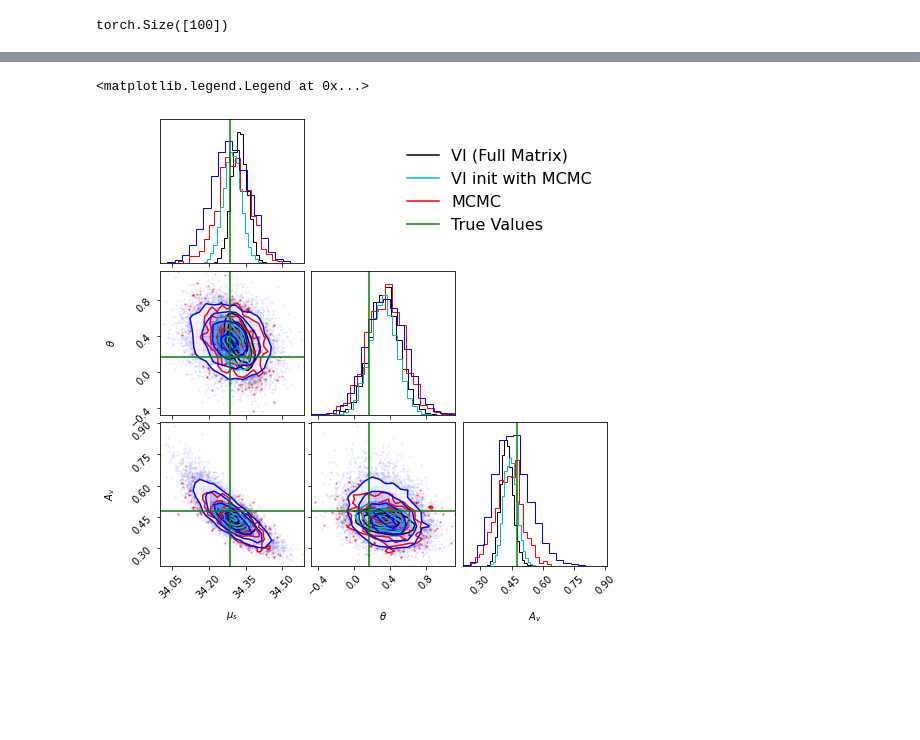
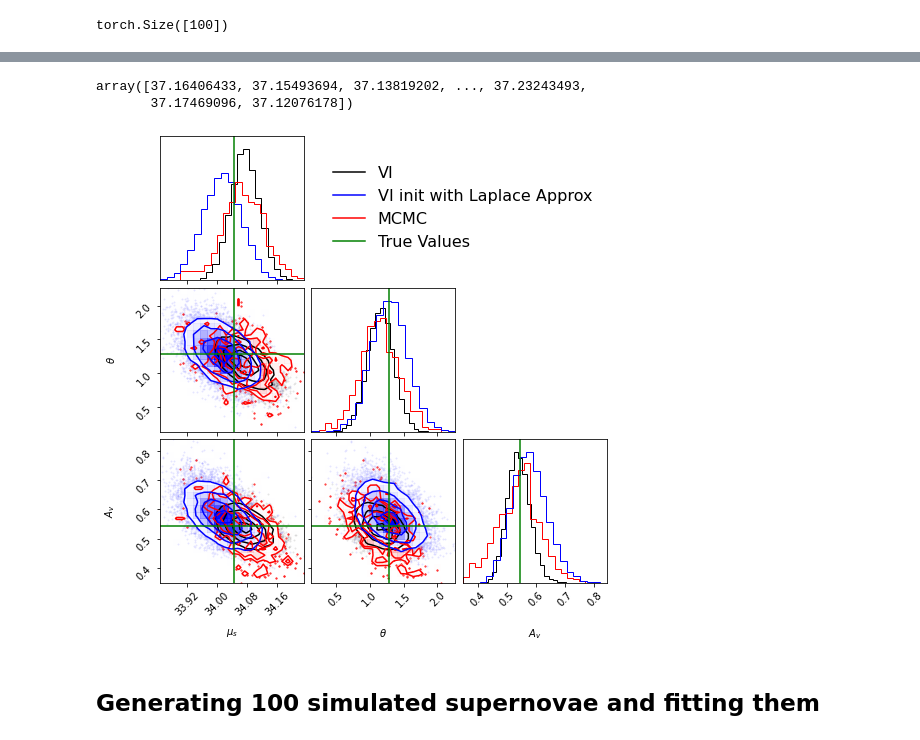
Before and after one commit to asmuzsoy/variational_bayesn, a Jupyter notebook: Simulate_Fitting_BayeSN_Pyro.ipynb, the cells around one changed output, grey strips where cells are left out. Cells and saved outputs as stored; diff of their text form; code cells hidden in the pictures; blank space fills up the shorter version.

```diff
--- a/Simulate_Fitting_BayeSN_Pyro.ipynb
+++ b/Simulate_Fitting_BayeSN_Pyro.ipynb
@@ -376,6 +472,6 @@ class CustomMultivariateNormal(pyro.infer.autoguide.AutoMultivariateNormal):
 # %%
 pyro.get_param_store().clear()
-adam = pyro.optim.Adam({"lr": 0.001, "betas": (0.90, 0.999)}, {"clip_norm": 10.0})
+adam = pyro.optim.Adam({"lr": 0.01, "betas": (0.90, 0.999)}, {"clip_norm": 10.0})
 # adam = pyro.optim.SGD({"lr": 0.1})
 
 
@@ -606,7 +664,7 @@ def calculate_all_fluxes_from_params(nu, theta, mu_s, dMs, Av):
   epsilon_interior = np.matmul(L_sigma_epsilon, nu.numpy().T)
 
   epsilon = np.zeros_like(W0)   ## populate epsilon matrix
-  epsilon[1:-1] = epsilon_interior.reshape((9,6), order = 'F')
+  epsilon[1:-1] = epsilon_interior.reshape((4,6), order = 'F')
 
   W = W0 + theta.numpy()*W1 + epsilon
 
@@ -684,7 +742,7 @@ def model_mcmc(obs = torch.as_tensor(all_band_fluxes)):
 
   nu = pyro.sample("nu", dist.MultivariateNormal(torch.zeros(len(eps_cov)), covariance_matrix = torch.eye(len(eps_cov))))
   # nu = torch.zeros(54)
-  nu = torch.as_tensor(nu, dtype = torch.double)
+  nu = torch.as_tensor(torch.squeeze(nu), dtype = torch.double)
   # print(nu.type())
   epsilon_interior = torch.matmul(torch.as_tensor(L_sigma_epsilon, dtype = torch.double), nu)
   # print(epsilon_interior)
@@ -694,19 +752,17 @@ def model_mcmc(obs = torch.as_tensor(all_band_fluxes)):
   # theta = torch.as_tensor(0.03430605)
 
   # theta = torch.as_tensor(-0.9835187)
-  mu_s = pyro.sample("mu_s", dist.Normal(true_mu_s, 10.)) ## fix this later
-  # mu_s = pyro.sample("mu_s", dist.Uniform(0., 999999999)) ## fix this later
-
+  mu_s = pyro.sample("mu_s", dist.Normal(mu_mean, 10.)) ## fix this later
   # mu_s = torch.as_tensor(37.248927127193724)
 
   # dMs = pyro.sample("Ms", dist.Normal(torch.tensor(0.), torch.tensor(sigma0)))
   dMs = torch.tensor(0.)
-  Av = pyro.sample("Av", dist.Exponential(1 / 0.252))
+  Av = pyro.sample("Av", dist.Exponential(1 / tauA))
   # Av = torch.tensor(7.2387767)
   # Av = pyro.sample("Av", dist.Normal(0.27, 1.))
 
   epsilon = torch.zeros(W0.shape)   ## populate epsilon matrix
-  epsilon[1:-1] = torch.transpose(torch.reshape(epsilon_interior, (6,9)), 0, 1)
+  epsilon[1:-1] = torch.transpose(torch.reshape(epsilon_interior, (6,4)), 0, 1)
 
   W = torch.as_tensor(W0) + theta*torch.as_tensor(W1) + epsilon
 
@@ -732,11 +788,11 @@ def model_mcmc(obs = torch.as_tensor(all_band_fluxes)):
     with pyro.plate("observations"):
       pyro.sample("flux", dist.Normal(generated_fluxes, 0.02 * generated_fluxes), obs = obs)
 # %%
-num_chains = 2
+num_chains = 1
 
-initial_params = {'mu_s':torch.tensor([pyro.sample("mu_s", dist.Normal(true_mu_s, 0.5)) for i in range(num_chains)]),
+initial_params = {'mu_s':torch.tensor([pyro.sample("mu_s", dist.Normal(mu_mean, 0.5)) for i in range(num_chains)]),
                   'theta': torch.tensor([pyro.sample("theta", dist.Normal(0., 1.0)) for i in range(num_chains)]),
-                  'Av': torch.tensor([pyro.sample("Av", dist.Exponential(1 / 0.252)) for i in range(num_chains)]),
+                  'Av': torch.tensor([pyro.sample("Av", dist.Exponential(1 / tauA)) for i in range(num_chains)]),
                   'nu': torch.stack([pyro.sample("nu", dist.MultivariateNormal(torch.zeros(len(eps_cov)), covariance_matrix = torch.eye(len(eps_cov)))) for i in range(num_chains)])}
 # %%
 nuts_kernel = pyro.infer.NUTS(model_mcmc, adapt_step_size=True)
@@ -961,3 +971,8 @@ losses = train(model_vi, autoguide_from_mcmc, lr = 0.005, n_steps = 20000)
+# %%
+mcmc_corner_samples['mu_s'][:,0].numpy()
+# %% [output]
+array([37.16406433, 37.15493694, 37.13819202, ..., 37.23243493,
+       37.17469096, 37.12076178])
 # %%
 vi_from_mcmc_corner_samples = Predictive(model_vi, guide = autoguide_from_mcmc, num_samples = num_corner_samples)(None,)
 # %%
@@ -971,38 +986,41 @@ figure = corner.corner(np.vstack((vi_corner_samples['mu_s'][:,0,0].numpy(),vi_co
 #                                  custom_vi_full_eps_corner_samples['Av'][:,0,0].numpy())).T,
 #                        labels = [r"$\mu_s$", r"$\theta$", r"$A_v$"], fig = figure, color ='c')
 # corner.corner(np.vstack((laplace_corner_samples['mu_s'][:,0,0].numpy(),laplace_corner_samples['theta'][:,0,0].numpy(),
 #                                  laplace_corner_samples['Av'][:,0,0].numpy())).T,
 #                        labels = [r"$\mu_s$", r"$\theta$", r"$A_v$"], fig = figure, color ='b')
-corner.corner(np.vstack((mcmc_corner_samples['mu_s'],mcmc_corner_samples['theta'],mcmc_corner_samples['Av'])).T,
+corner.corner(np.vstack((mcmc_corner_samples['mu_s'][:,0].numpy(),mcmc_corner_samples['theta'][:,0].numpy(),mcmc_corner_samples['Av'][:,0].numpy())).T,
                        labels = [r"$\mu_s$", r"$\theta$", r"$A_v$"], fig = figure, color ='r')
-corner.corner(np.vstack((vi_from_mcmc_corner_samples['mu_s'][:,0,0].numpy(),vi_from_mcmc_corner_samples['theta'][:,0,0].numpy(),
-                                 vi_from_mcmc_corner_samples['Av'][:,0,0].numpy())).T,
-                       labels = [r"$\mu_s$", r"$\theta$", r"$A_v$"], fig = figure, color ='c')
+# corner.corner(np.vstack((vi_from_mcmc_corner_samples['mu_s'][:,0,0].numpy(),vi_from_mcmc_corner_samples['theta'][:,0,0].numpy(),
+#                                  vi_from_mcmc_corner_samples['Av'][:,0,0].numpy())).T,
+#                        labels = [r"$\mu_s$", r"$\theta$", r"$A_v$"], fig = figure, color ='c')
 
 corner.corner(np.vstack((vi_trained_laplace_samples['mu_s'][:,0,0].numpy(),vi_trained_laplace_samples['theta'][:,0,0].numpy(),
                                  vi_trained_laplace_samples['Av'][:,0,0].numpy())).T,
                        labels = [r"$\mu_s$", r"$\theta$", r"$A_v$"], fig = figure, color ='b')
 # corner.corner(np.vstack((mcmc_corner_samples['mu_s'][7500:10000],mcmc_corner_samples['theta'][7500:10000],mcmc_corner_samples['Av'][7500:10000])).T,
 #                        labels = [r"$\mu_s$", r"$\theta$", r"$A_v$"], fig = figure, color  = 'r')
 # corner.corner(np.vstack((mcmc_corner_samples['mu_s'][2500:5000],mcmc_corner_samples['theta'][2500:5000],mcmc_corner_samples['Av'][2500:5000])).T,
 #                        labels = [r"$\mu_s$", r"$\theta$", r"$A_v$"], fig = figure, color  = 'b')
 corner.overplot_lines(figure, [true_mu_s, true_theta, true_Av], color = 'g')
 # corner.overplot_lines(figure, laplace_approx, color = 'tab:purple')
 
 # colors = ['k','b','c', 'r', 'g', 'tab:purple']
 # labels = ['VI (Full Matrix)', 'VI (Custom Matrix)', 'VI (Custom Matrix - Full eps)', 'MCMC', 'True Values', 'Laplace Approx']
-colors = ['k','c' ,'r', 'g']
+colors = ['k','b' ,'r', 'g']
 
-labels = ['VI (Full Matrix)', 'VI init with MCMC', 'MCMC', 'True Values' ]
+labels = ['VI', 'VI init with Laplace Approx', 'MCMC', 'True Values' ]
 
 plt.legend(
     handles=[
         mlines.Line2D([], [], color=colors[i], label=labels[i])
         for i in range(len(labels))
     ],
     fontsize=16, frameon=False,
     bbox_to_anchor=(1, 3), loc="upper right"
 )
+
+figure.savefig("Simulated_Light_Curve_Corner_Plot_072722.pdf")
 # %% [output]
-<matplotlib.legend.Legend at 0x...>
-[figure, old version]
+[figure, new version]
+# %% [markdown]
+## Generating 100 simulated supernovae and fitting them
```
Also changed, not shown: parts of 90 cells of this notebook, 7 other files.
